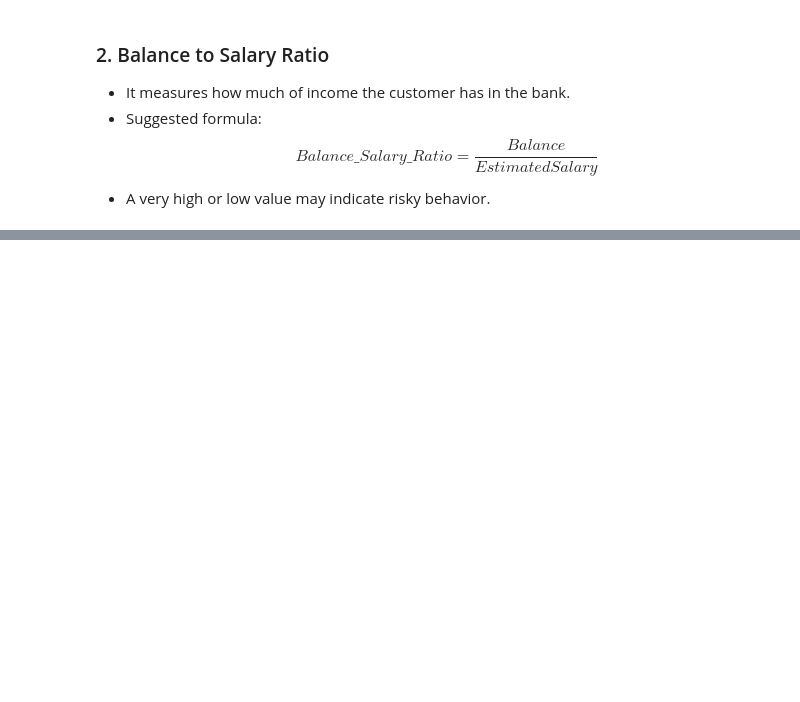
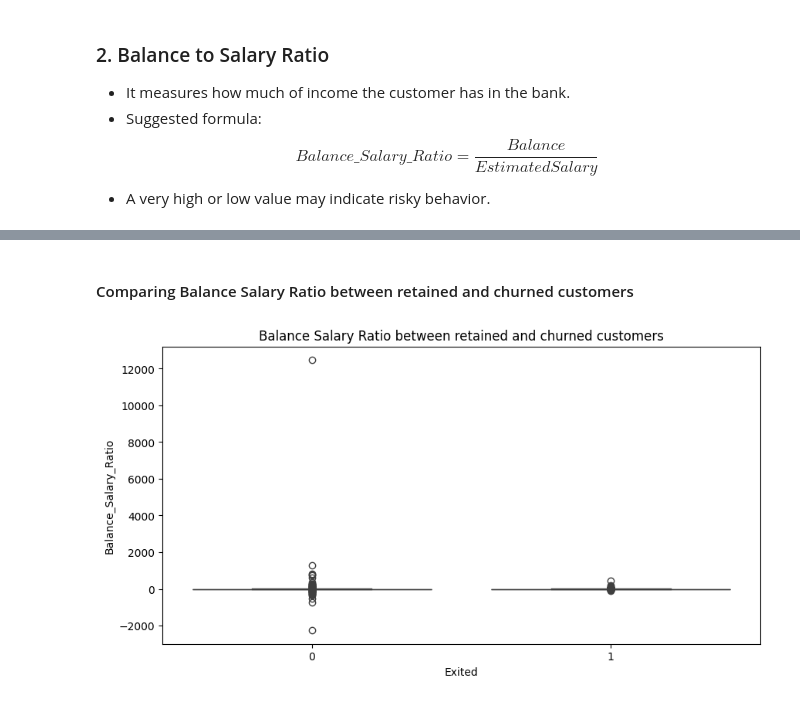
Before and after one commit to ghsaberr/customer-churn-prediction, a Jupyter notebook: customer-churn-prediction.ipynb, the cells around one changed output, grey strips where cells are left out. Saved outputs shown, nothing was run; the diff lists cells and outputs as text; code cells hidden in the pictures; blank space fills up the shorter version.

```diff
--- a/customer-churn-prediction.ipynb
+++ b/customer-churn-prediction.ipynb
@@ -476,0 +499,9 @@ df.to_csv('processed_churn.csv', index=False)
+# %% [markdown]
+#### Comparing Balance Salary Ratio between retained and churned customers
+# %%
+plt.figure(figsize=(10, 5))
+sns.boxplot(x=df['Exited'], y=df['Balance_Salary_Ratio'])
+plt.title("Balance Salary Ratio between retained and churned customers")
+plt.show()
+# %% [output]
+[figure, added]
```
Also changed, not shown: parts of 14 cells of this notebook.
